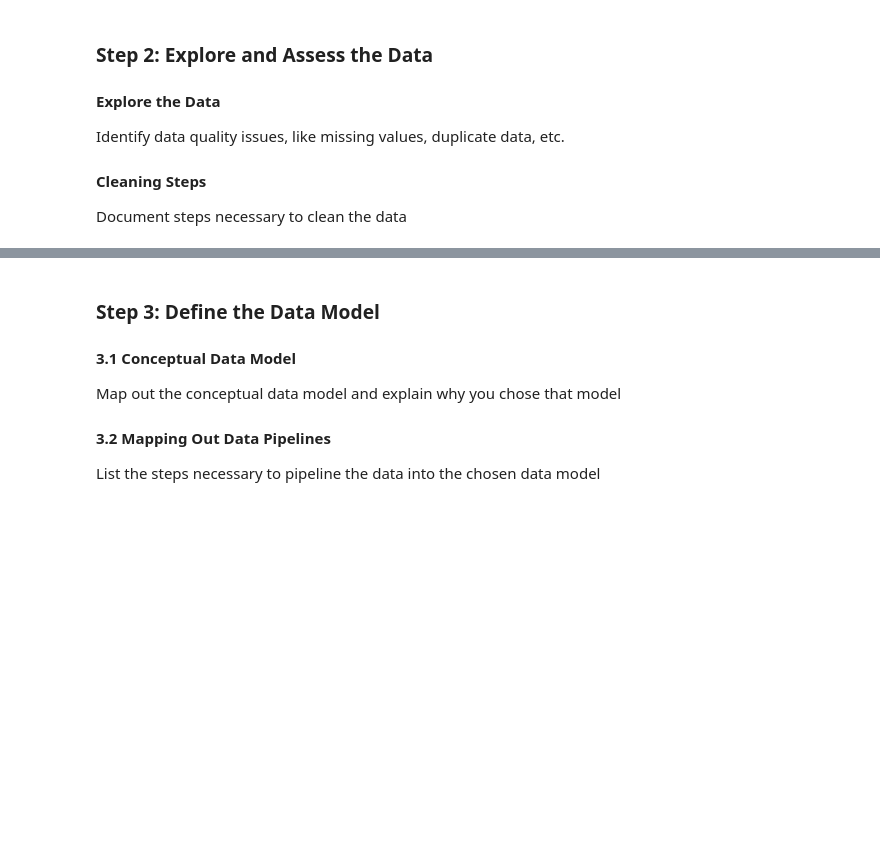
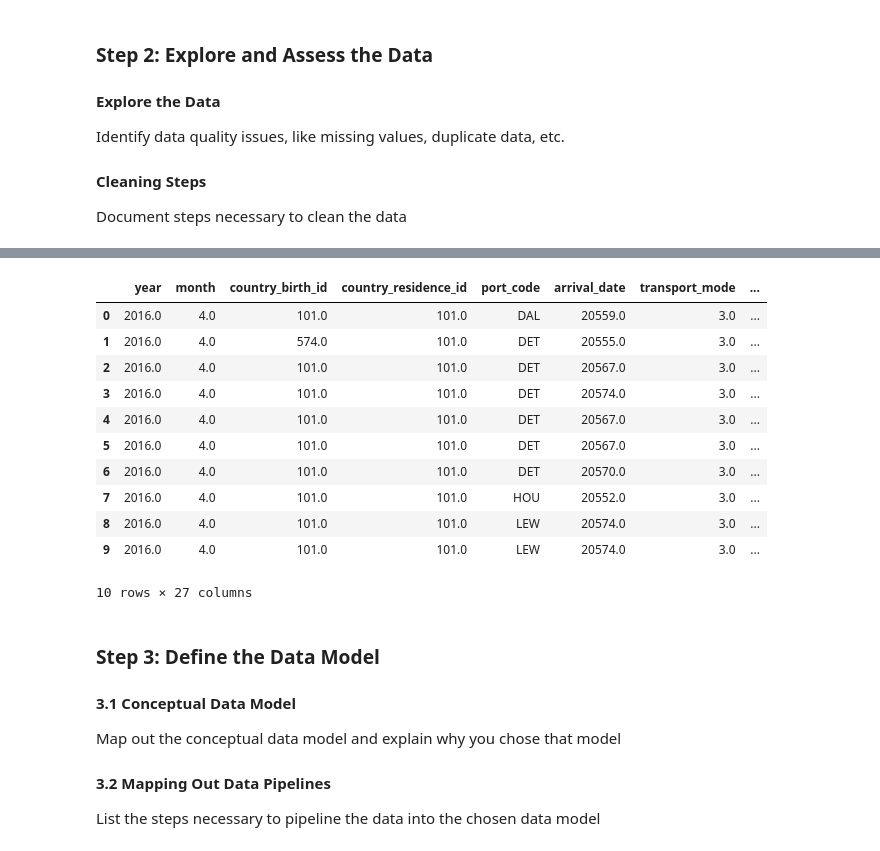
Before and after one commit to Sabathh/data_engineering, a Jupyter notebook: capstone_project/Capstone Project Template.ipynb, the cells around one changed output, grey strips where cells are left out. Saved outputs shown, nothing was run; the diff lists cells and outputs as text; code cells hidden in the pictures; blank space fills up the shorter version.

```diff
--- a/capstone_project/Capstone Project Template.ipynb
+++ b/capstone_project/Capstone Project Template.ipynb
@@ -43,0 +108,3 @@ df_spark =spark.read.format('com.github.saurfang.sas.spark').load('../../data/18
+# %%
+df_i94 = extractor.get_i94_data()
+df_i94.printSchema()
@@ -56,0 +184,31 @@ Document steps necessary to clean the data
+# %%
+# Performing cleaning tasks here
+i94_table = df_i94.selectExpr(["i94yr as year",
+                              "i94mon as month",
+                              "i94cit as country_birth_id",
+                              "i94res as country_residence_id",
+                              "i94port as port_code",
+                              "arrdate as arrival_date",
+                              "i94mode as transport_mode",
+                              "i94addr as state_code",
+                              "depdate as departure_from_usa",
+                              "i94bir as age",
+                              "i94visa as visa_code",
+                              "count",
+                              "dtadfile",
+                              "visapost",
+                              "occup",
+                              "entdepa",
+                              "entdepd",
+                              "entdepu",
+                              "matflag",
+                              "biryear as birth_year",
+                              "dtaddto as allowed_to_stay_until",
+                              "gender",
+                              "insnum as ins_num",
+                              "airline",
+                              "admnum as admission_num",
+                              "fltno as flight_num",
+                              "visatype as visa_type"])
+
+i94_table.printSchema()
@@ -57,3 +233,18 @@ Document steps necessary to clean the data
+# %%
+i94_table.filter(i94_table.transport_mode==3.0).limit(10).toPandas()
+# %% [output]
+|  | year | month | country_birth_id | country_residence_id | port_code | arrival_date | transport_mode | ... |
+| 0 | 2016.0 | 4.0 | 101.0 | 101.0 | DAL | 20559.0 | 3.0 | ... |
+| 1 | 2016.0 | 4.0 | 574.0 | 101.0 | DET | 20555.0 | 3.0 | ... |
+| 2 | 2016.0 | 4.0 | 101.0 | 101.0 | DET | 20567.0 | 3.0 | ... |
+| 3 | 2016.0 | 4.0 | 101.0 | 101.0 | DET | 20574.0 | 3.0 | ... |
+| 4 | 2016.0 | 4.0 | 101.0 | 101.0 | DET | 20567.0 | 3.0 | ... |
+| 5 | 2016.0 | 4.0 | 101.0 | 101.0 | DET | 20567.0 | 3.0 | ... |
+| 6 | 2016.0 | 4.0 | 101.0 | 101.0 | DET | 20570.0 | 3.0 | ... |
+| 7 | 2016.0 | 4.0 | 101.0 | 101.0 | HOU | 20552.0 | 3.0 | ... |
+| 8 | 2016.0 | 4.0 | 101.0 | 101.0 | LEW | 20574.0 | 3.0 | ... |
+| 9 | 2016.0 | 4.0 | 101.0 | 101.0 | LEW | 20574.0 | 3.0 | ... |
+10 rows × 27 columns
 # %% [markdown]
 ### Step 3: Define the Data Model
 #### 3.1 Conceptual Data Model
```
Also changed, not shown: parts of 22 cells of this notebook, 1 other file.
